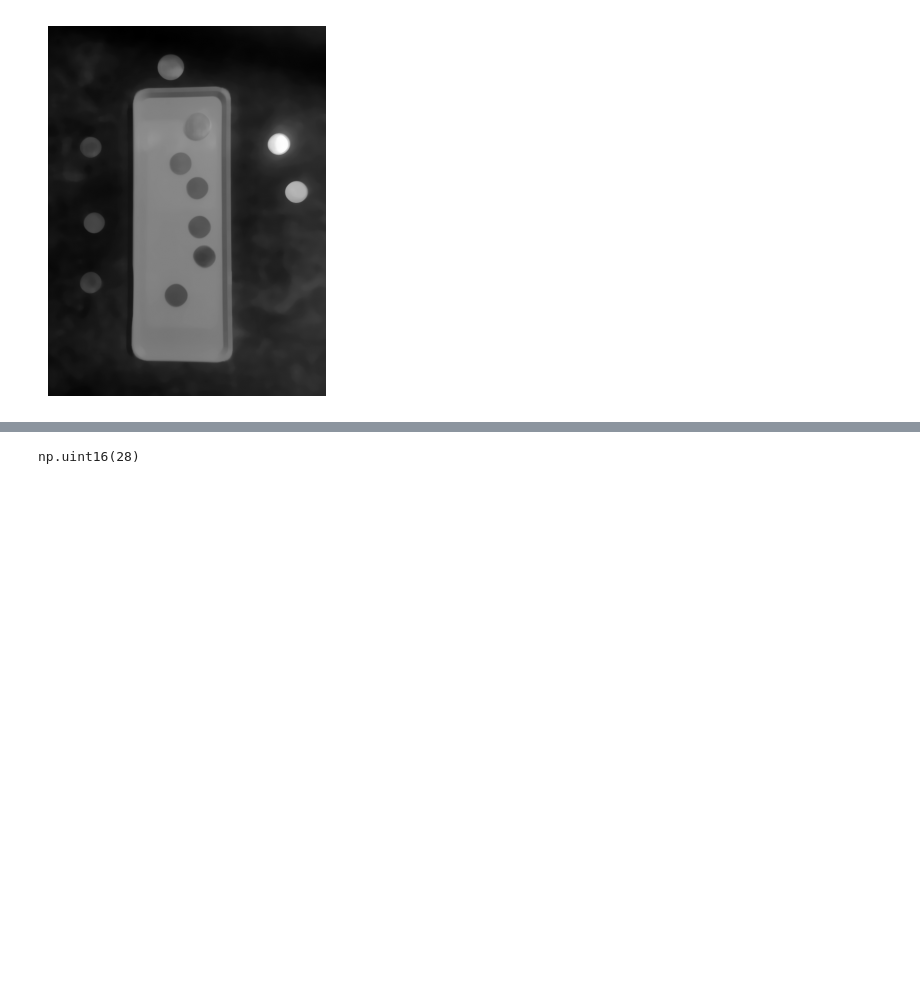
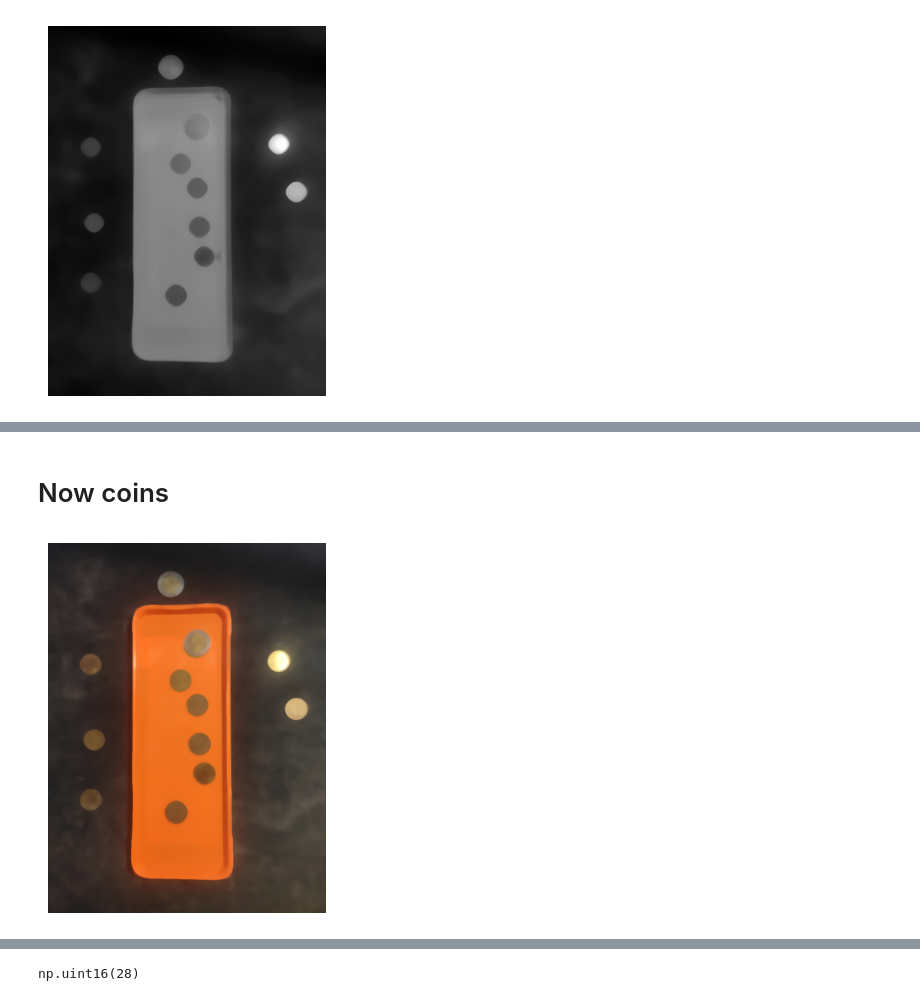
Before and after one commit to sofeeka/coin_detection, a Jupyter notebook: demo.ipynb, the cells around one changed output, grey strips where cells are left out. Drawn from its saved outputs; the diff is of its cells as text; code cells hidden in the pictures; blank space fills up the shorter version.

```diff
--- a/demo.ipynb
+++ b/demo.ipynb
@@ -74,0 +70,7 @@ print_image(img_original, color_space='bgr')
+# %% [markdown]
+# Now coins
+# %%
+img_blur_for_coins = cv.medianBlur(img_original, 15)
+print_image(img_blur_for_coins, color_space="bgr")
+# %% [output]
+[figure, added]
```
Also changed, not shown: parts of 16 cells of this notebook, 8 other files.
